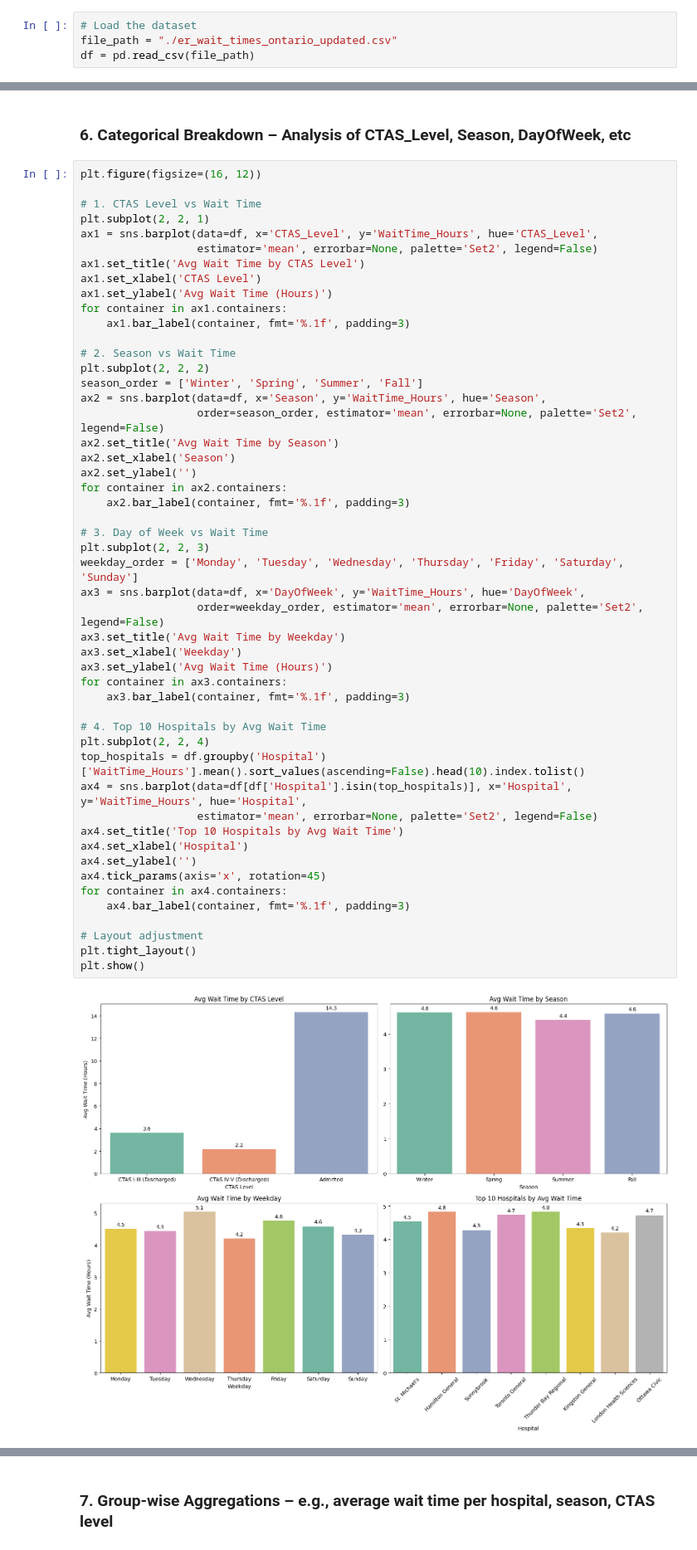
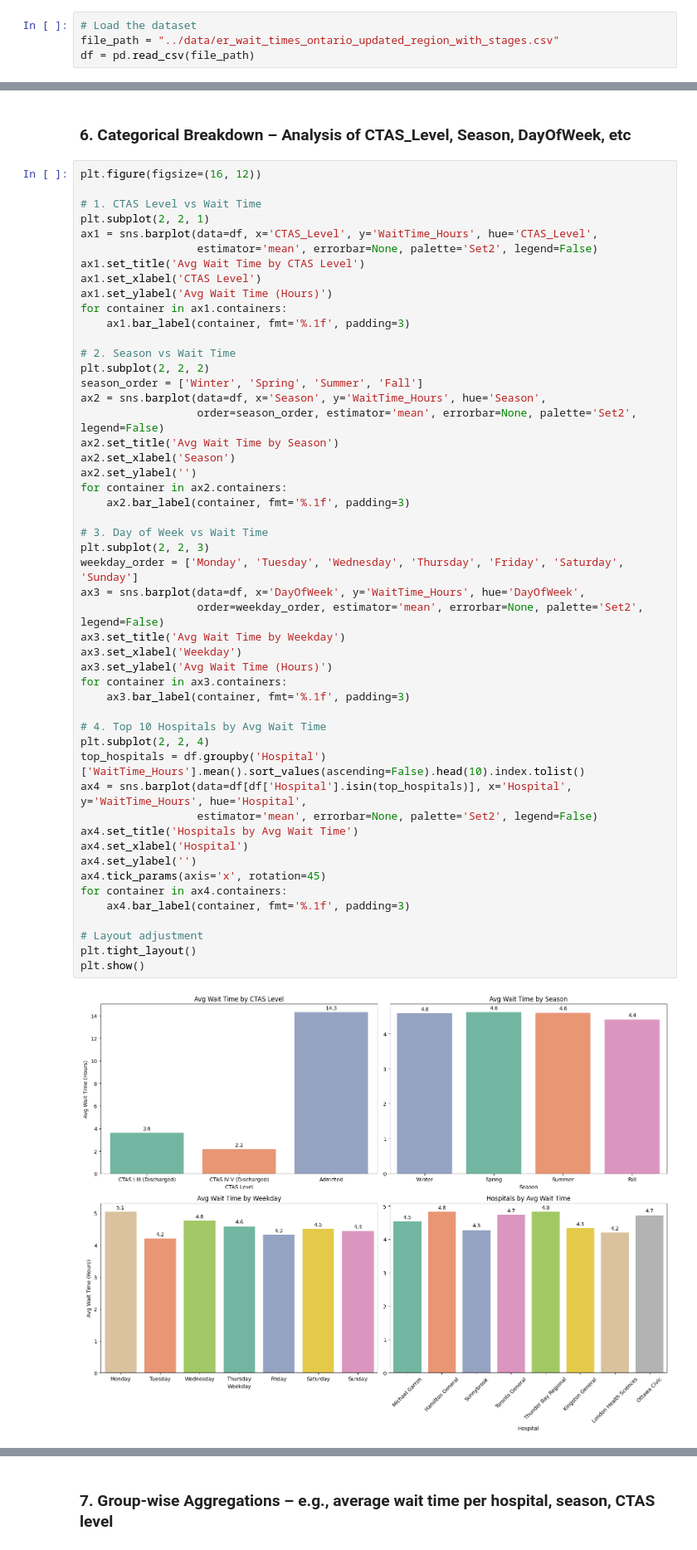
Before and after one commit to priyankachiti/CSCN8040_Group7, a Jupyter notebook: notebooks/ER_Wait_Times_Ontario.ipynb, the cells around one changed output, grey strips where cells are left out. Shown: that part at 83% size. Drawn from its saved outputs; the diff is of its cells as text.

```diff
--- a/notebooks/ER_Wait_Times_Ontario.ipynb
+++ b/notebooks/ER_Wait_Times_Ontario.ipynb
@@ -30,5 +33,5 @@ from scipy.stats import zscore
 ## **Load and display the dataset**
 # %%
 # Load the dataset
-file_path = "./er_wait_times_ontario_updated.csv"
+file_path = "../data/er_wait_times_ontario_updated_region_with_stages.csv"
 df = pd.read_csv(file_path)
@@ -218,32 +271,32 @@ ax2.set_xlabel('Season')
 ax2.set_ylabel('')
 for container in ax2.containers:
     ax2.bar_label(container, fmt='%.1f', padding=3)
 
 # 3. Day of Week vs Wait Time
 plt.subplot(2, 2, 3)
 weekday_order = ['Monday', 'Tuesday', 'Wednesday', 'Thursday', 'Friday', 'Saturday', 'Sunday']
 ax3 = sns.barplot(data=df, x='DayOfWeek', y='WaitTime_Hours', hue='DayOfWeek',
                   order=weekday_order, estimator='mean', errorbar=None, palette='Set2', legend=False)
 ax3.set_title('Avg Wait Time by Weekday')
 ax3.set_xlabel('Weekday')
 ax3.set_ylabel('Avg Wait Time (Hours)')
 for container in ax3.containers:
     ax3.bar_label(container, fmt='%.1f', padding=3)
 
 # 4. Top 10 Hospitals by Avg Wait Time
 plt.subplot(2, 2, 4)
 top_hospitals = df.groupby('Hospital')['WaitTime_Hours'].mean().sort_values(ascending=False).head(10).index.tolist()
 ax4 = sns.barplot(data=df[df['Hospital'].isin(top_hospitals)], x='Hospital', y='WaitTime_Hours', hue='Hospital',
                   estimator='mean', errorbar=None, palette='Set2', legend=False)
-ax4.set_title('Top 10 Hospitals by Avg Wait Time')
+ax4.set_title('Hospitals by Avg Wait Time')
 ax4.set_xlabel('Hospital')
 ax4.set_ylabel('')
 ax4.tick_params(axis='x', rotation=45)
 for container in ax4.containers:
     ax4.bar_label(container, fmt='%.1f', padding=3)
 
 # Layout adjustment
 plt.tight_layout()
 plt.show()
 # %% [output]
-[figure, old version]
+[figure, new version]
```
Also changed, not shown: parts of 39 cells of this notebook, 3 other files.
